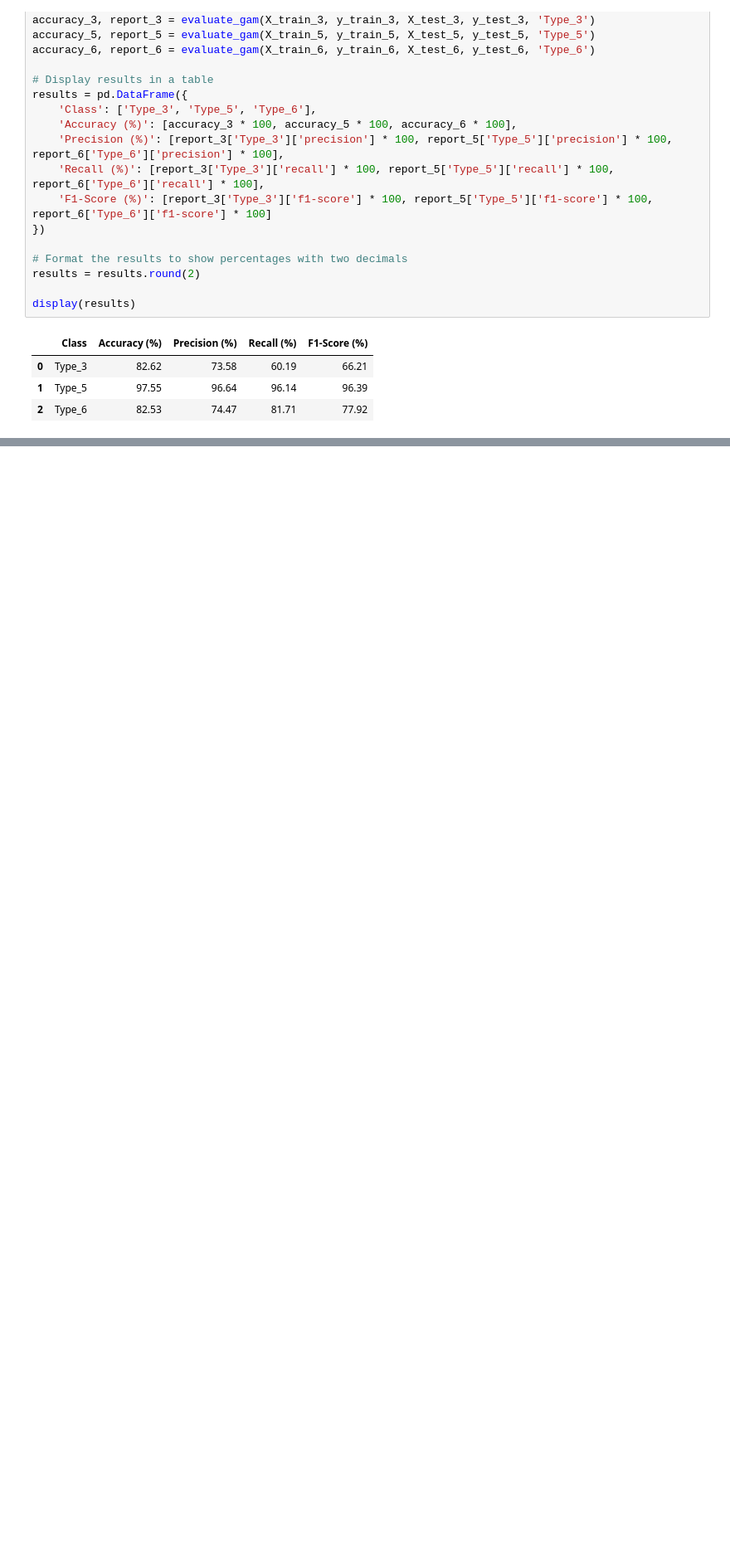
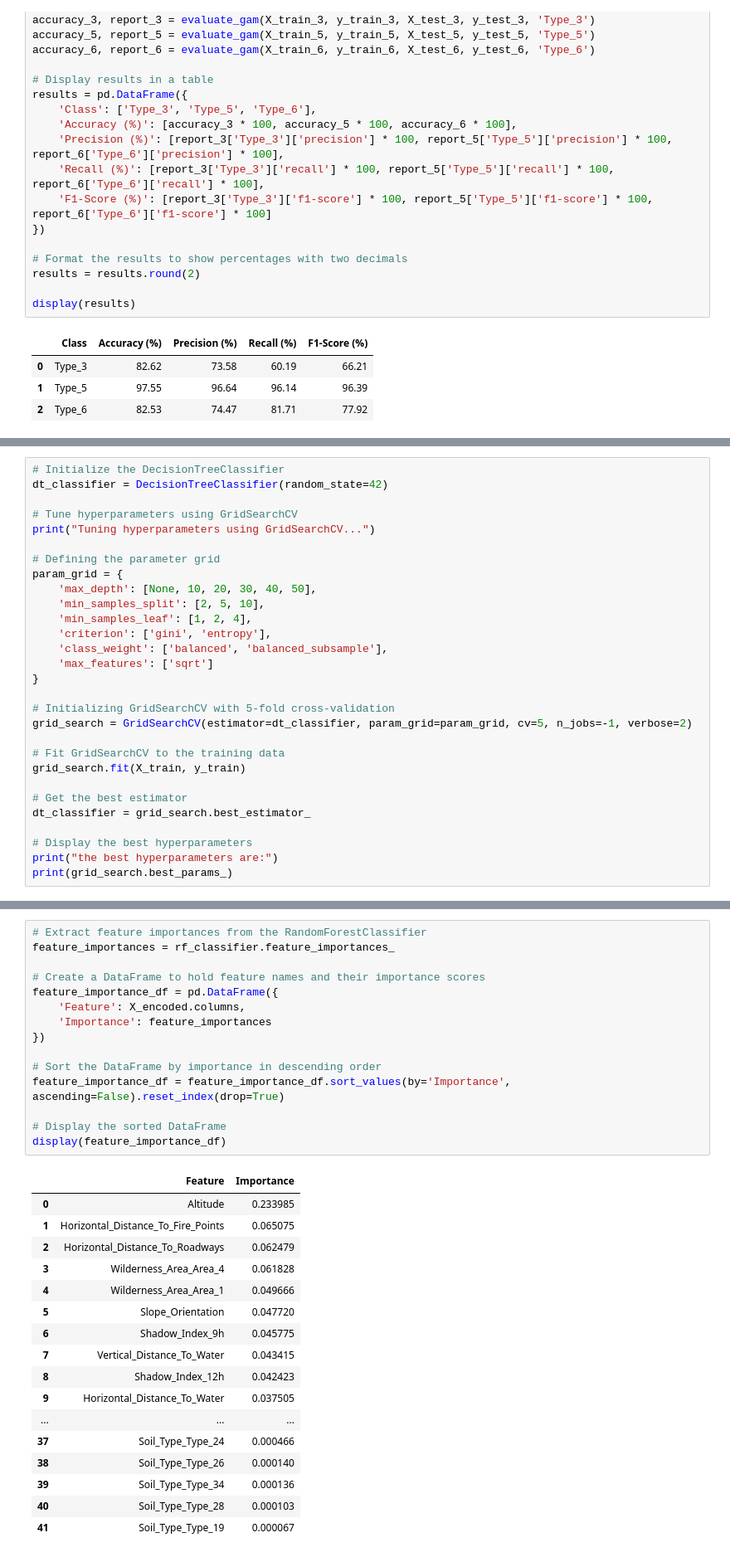
Before and after one commit to jorgemartins1986/APRAU_1050497_1050532, a Jupyter notebook: assignment_part2.ipynb, the cells around one changed output, grey strips where cells are left out. Shown at 83% size. Drawn from its saved outputs; the diff is of its cells as text; blank space fills up the shorter version.

```diff
--- a/assignment_part2.ipynb
+++ b/assignment_part2.ipynb
@@ -546,0 +560,29 @@ display(results)
+# %%
+# Initialize the DecisionTreeClassifier
+dt_classifier = DecisionTreeClassifier(random_state=42)
+
+# Tune hyperparameters using GridSearchCV
+print("Tuning hyperparameters using GridSearchCV...")
+
+# Defining the parameter grid
+param_grid = {
+    'max_depth': [None, 10, 20, 30, 40, 50],
+    'min_samples_split': [2, 5, 10],
+    'min_samples_leaf': [1, 2, 4],
+    'criterion': ['gini', 'entropy'],
+    'class_weight': ['balanced', 'balanced_subsample'],
+    'max_features': ['sqrt']
+}
+
+# Initializing GridSearchCV with 5-fold cross-validation
+grid_search = GridSearchCV(estimator=dt_classifier, param_grid=param_grid, cv=5, n_jobs=-1, verbose=2)
+
+# Fit GridSearchCV to the training data
+grid_search.fit(X_train, y_train)
+
+# Get the best estimator
+dt_classifier = grid_search.best_estimator_
+
+# Display the best hyperparameters
+print("the best hyperparameters are:")
+print(grid_search.best_params_)
@@ -546,0 +735,33 @@ display(results)
+# %%
+# Extract feature importances from the RandomForestClassifier
+feature_importances = rf_classifier.feature_importances_
+
+# Create a DataFrame to hold feature names and their importance scores
+feature_importance_df = pd.DataFrame({
+    'Feature': X_encoded.columns,
+    'Importance': feature_importances
+})
+
+# Sort the DataFrame by importance in descending order
+feature_importance_df = feature_importance_df.sort_values(by='Importance', ascending=False).reset_index(drop=True)
+
+# Display the sorted DataFrame
+display(feature_importance_df)
+# %% [output]
+|  | Feature | Importance |
+| 0 | Altitude | 0.233985 |
+| 1 | Horizontal_Distance_To_Fire_Points | 0.065075 |
+| 2 | Horizontal_Distance_To_Roadways | 0.062479 |
+| 3 | Wilderness_Area_Area_4 | 0.061828 |
+| 4 | Wilderness_Area_Area_1 | 0.049666 |
+| 5 | Slope_Orientation | 0.047720 |
+| 6 | Shadow_Index_9h | 0.045775 |
+| 7 | Vertical_Distance_To_Water | 0.043415 |
+| 8 | Shadow_Index_12h | 0.042423 |
+| 9 | Horizontal_Distance_To_Water | 0.037505 |
+| ... | ... | ... |
+| 37 | Soil_Type_Type_24 | 0.000466 |
+| 38 | Soil_Type_Type_26 | 0.000140 |
+| 39 | Soil_Type_Type_34 | 0.000136 |
+| 40 | Soil_Type_Type_28 | 0.000103 |
+| 41 | Soil_Type_Type_19 | 0.000067 |
```
Also changed, not shown: parts of 13 cells of this notebook, 2 other files.
